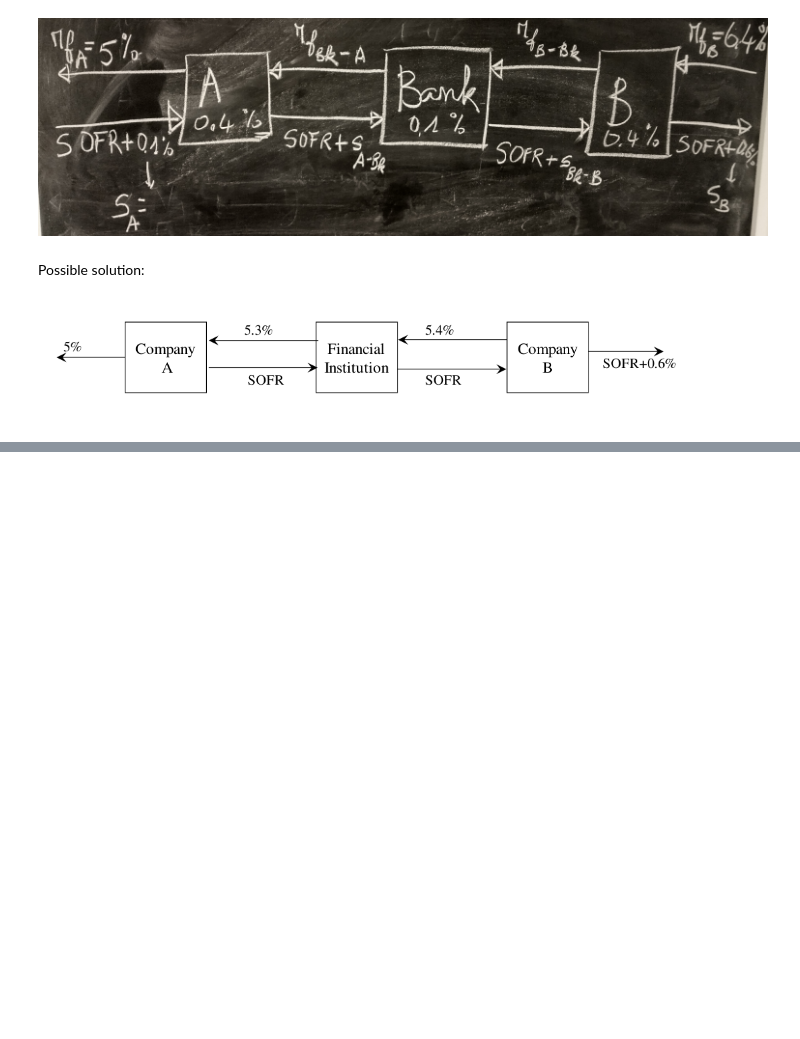
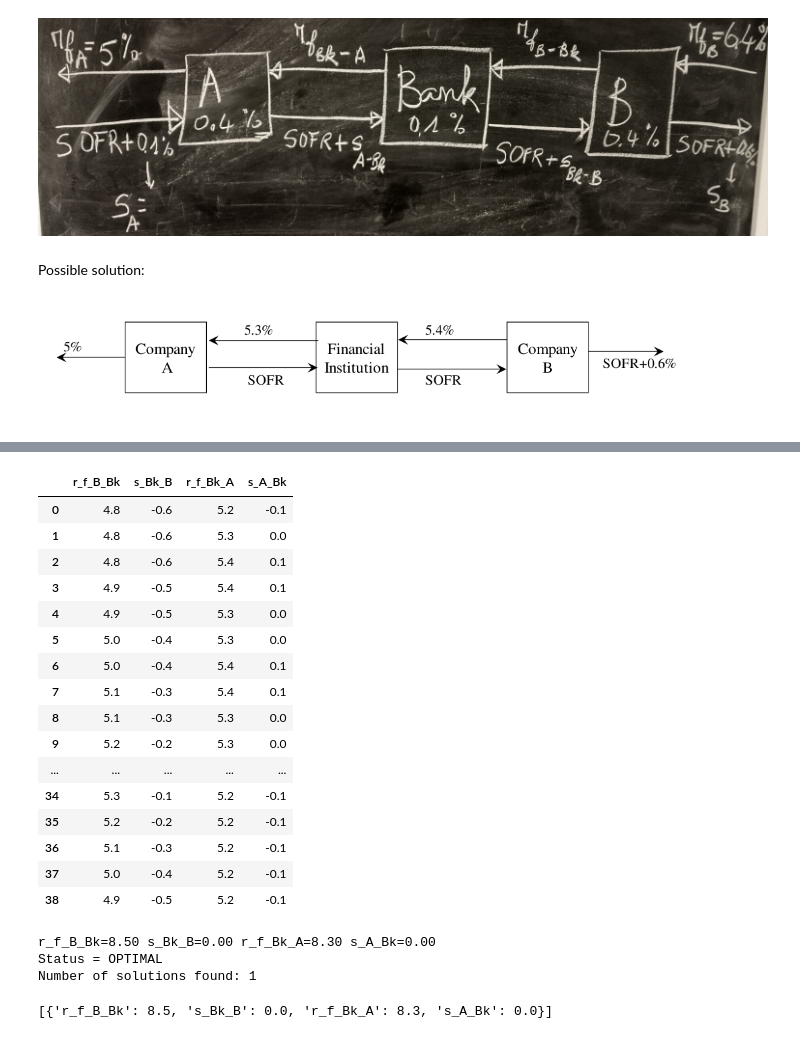
Before and after one commit to QuantBender/Swap-design-using-constraint-programming, a Jupyter notebook: Projects/Interest Rates Swap and CCSP.ipynb, the cells around one changed output, grey strips where cells are left out. Saved outputs shown, nothing was run; the diff lists cells and outputs as text; code cells hidden in the pictures; blank space fills up the shorter version.

```diff
--- a/Projects/Interest Rates Swap and CCSP.ipynb
+++ b/Projects/Interest Rates Swap and CCSP.ipynb
@@ -162,0 +162,27 @@ Number of solutions found: 3
+# %%
+pd.DataFrame(solutions)
+# %% [output]
+|  | r_f_B_Bk | s_Bk_B | r_f_Bk_A | s_A_Bk |
+| 0 | 4.8 | -0.6 | 5.2 | -0.1 |
+| 1 | 4.8 | -0.6 | 5.3 | 0.0 |
+| 2 | 4.8 | -0.6 | 5.4 | 0.1 |
+| 3 | 4.9 | -0.5 | 5.4 | 0.1 |
+| 4 | 4.9 | -0.5 | 5.3 | 0.0 |
+| 5 | 5.0 | -0.4 | 5.3 | 0.0 |
+| 6 | 5.0 | -0.4 | 5.4 | 0.1 |
+| 7 | 5.1 | -0.3 | 5.4 | 0.1 |
+| 8 | 5.1 | -0.3 | 5.3 | 0.0 |
+| 9 | 5.2 | -0.2 | 5.3 | 0.0 |
+| ... | ... | ... | ... | ... |
+| 34 | 5.3 | -0.1 | 5.2 | -0.1 |
+| 35 | 5.2 | -0.2 | 5.2 | -0.1 |
+| 36 | 5.1 | -0.3 | 5.2 | -0.1 |
+| 37 | 5.0 | -0.4 | 5.2 | -0.1 |
+| 38 | 4.9 | -0.5 | 5.2 | -0.1 |
+# %%
+search_for_all_solutions_sample_sat(8, 8.8, 0.0, 0.0, 0.3, 0.3, 0.2)
+# %% [output]
+r_f_B_Bk=8.50 s_Bk_B=0.00 r_f_Bk_A=8.30 s_A_Bk=0.00
+Status = OPTIMAL
+Number of solutions found: 1
+[{'r_f_B_Bk': 8.5, 's_Bk_B': 0.0, 'r_f_Bk_A': 8.3, 's_A_Bk': 0.0}]
```
Also changed, not shown: parts of 11 cells of this notebook, 10 other files.
